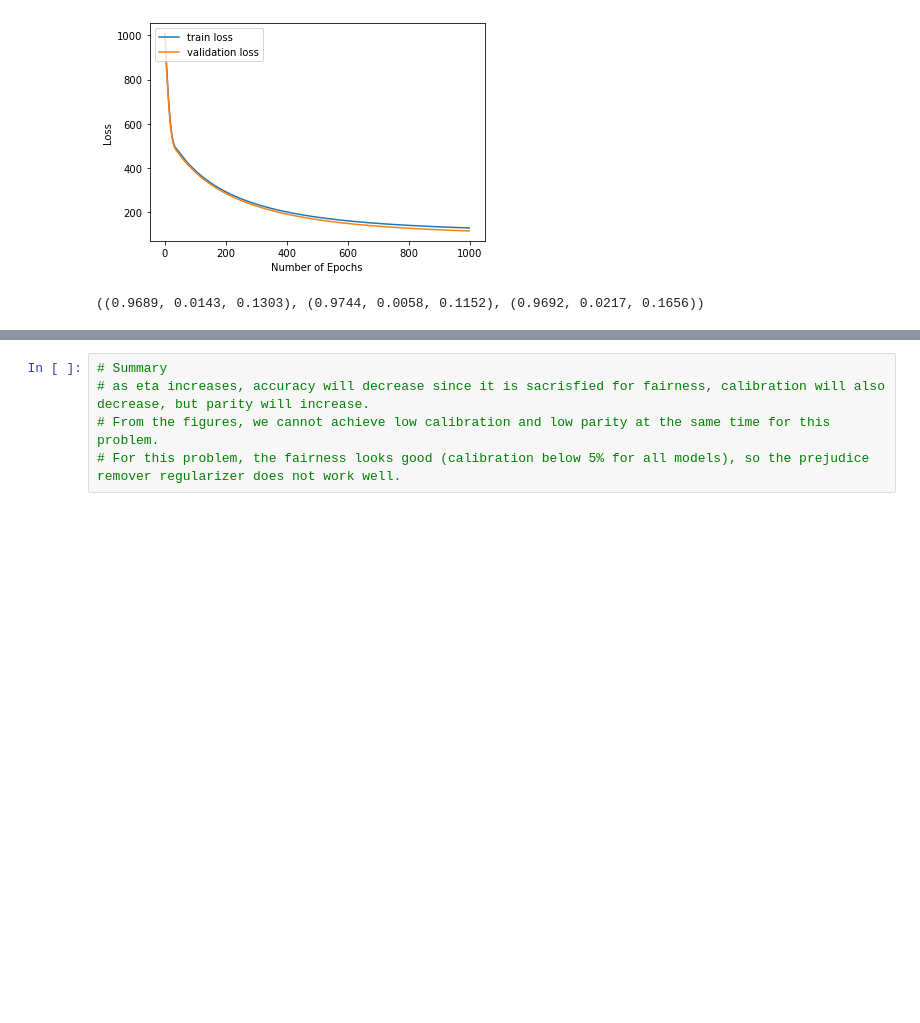
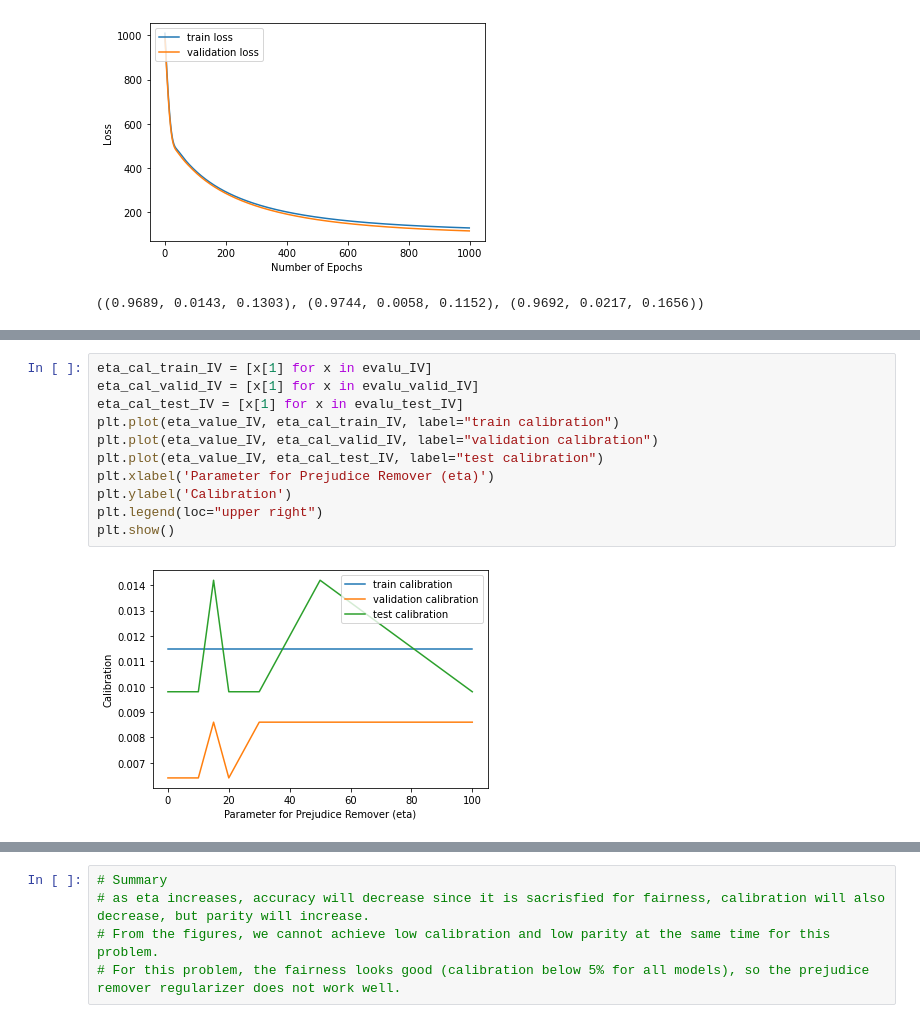
Before and after one commit to TZstatsADS/ads-spring-2022-prj4-group-10-1, a Jupyter notebook: doc/A5_final.ipynb, the cells around one changed output, grey strips where cells are left out. Cells and saved outputs as stored; diff of their text form; blank space fills up the shorter version.

```diff
--- a/doc/A5_final.ipynb
+++ b/doc/A5_final.ipynb
@@ -566,0 +674,13 @@ PR_0.fit(Xa_train, ya_train, Xc_train, yc_train, Xa_valid, ya_valid,
+# %%
+eta_cal_train_IV = [x[1] for x in evalu_IV]
+eta_cal_valid_IV = [x[1] for x in evalu_valid_IV]
+eta_cal_test_IV = [x[1] for x in evalu_test_IV]
+plt.plot(eta_value_IV, eta_cal_train_IV, label="train calibration")
+plt.plot(eta_value_IV, eta_cal_valid_IV, label="validation calibration")
+plt.plot(eta_value_IV, eta_cal_test_IV, label="test calibration")
+plt.xlabel('Parameter for Prejudice Remover (eta)')
+plt.ylabel('Calibration')
+plt.legend(loc="upper right")
+plt.show()
+# %% [output]
+[figure, added]
```
Also changed, not shown: parts of 18 cells of this notebook.
